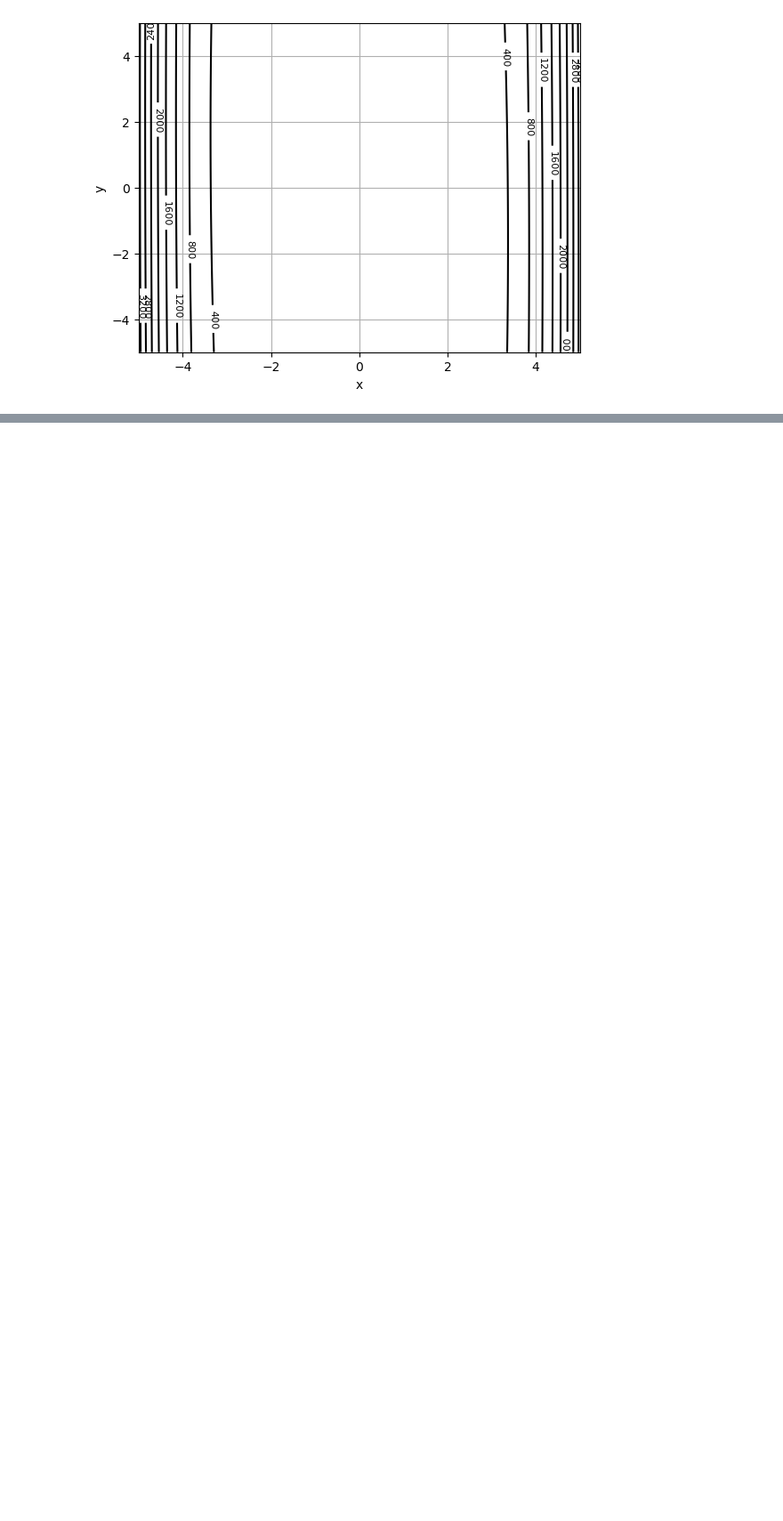
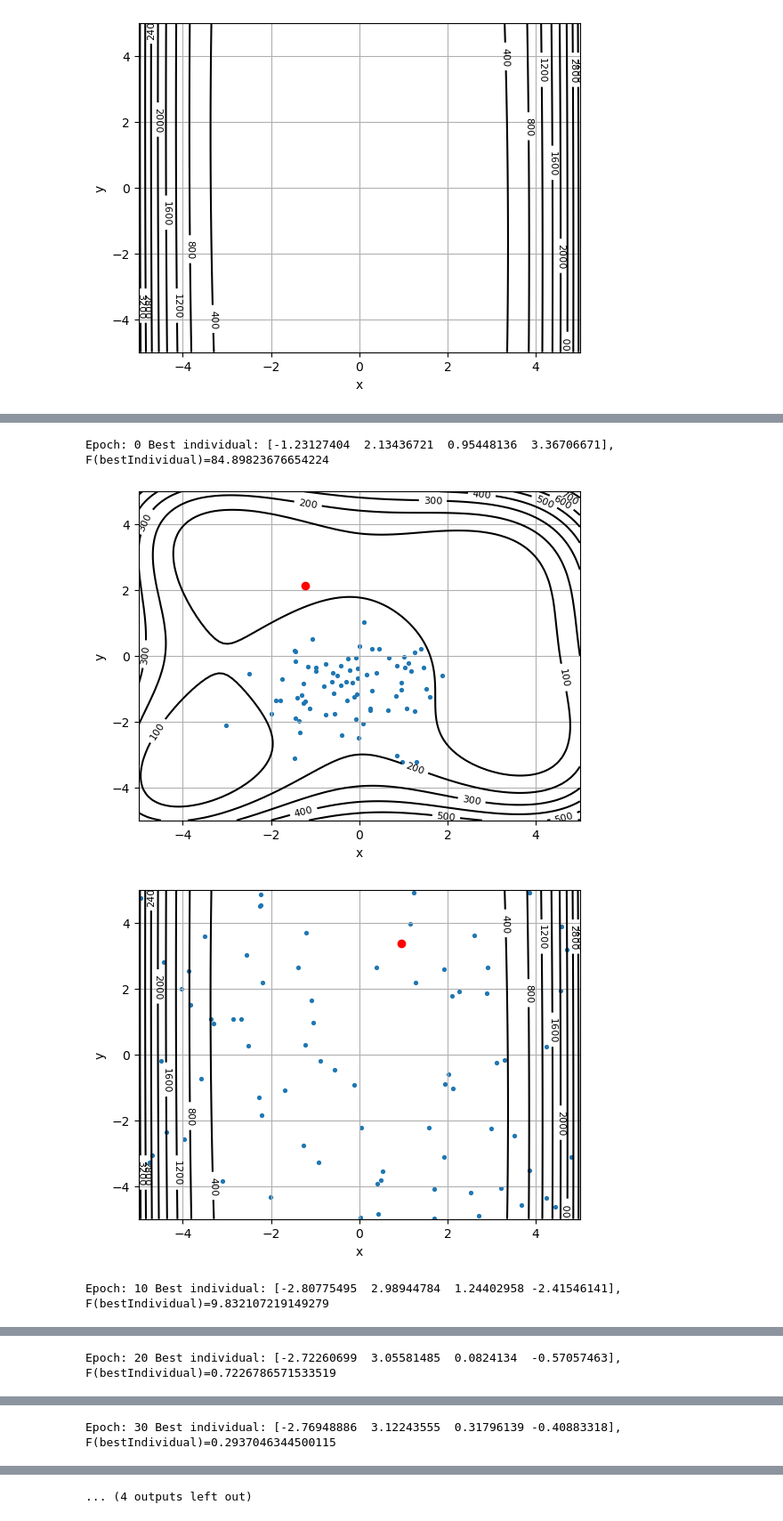
Before and after one commit to Wojtekpob/AI-algorithms, a Jupyter notebook: lab2_algorytmy_ewolucyjne/zad2.ipynb, the cells around one changed output, grey strips where cells are left out. Shown at 89% size. Cells and saved outputs as stored; diff of their text form; code cells hidden in the pictures; blank space fills up the shorter version.

```diff
--- a/lab2_algorytmy_ewolucyjne/zad2.ipynb
+++ b/lab2_algorytmy_ewolucyjne/zad2.ipynb
@@ -237,0 +225,14 @@ plt.show()
+# %%
+D=[-5,5]
+size=80
+step=5
+crossingProbability=0.95
+sigma=0.1
+numberOfGenerations=30
+startingPopulation = generateSpecificF1Population(size, [-0.3,-0.9], 1, D)
+printPlots(numberOfGenerations,D,size,step,crossingProbability,sigma,sumF1F2,startingPopulation)
+# %% [output]
+Epoch: 0 Best individual: [-1.23127404  2.13436721  0.95448136  3.36706671], F(bestIndividual)=84.89823676654224
+[figure, added]
+[figure, added]
+Epoch: 10 Best individual: [-2.80775495  2.98944784  1.24402958 -2.41546141], F(bestIndividual)=9.832107219149279
@@ -237,0 +241 @@ plt.show()
+Epoch: 20 Best individual: [-2.72260699  3.05581485  0.0824134  -0.57057463], F(bestIndividual)=0.7226786571533519
@@ -237,0 +244 @@ plt.show()
+Epoch: 30 Best individual: [-2.76948886  3.12243555  0.31796139 -0.40883318], F(bestIndividual)=0.2937046344500115
@@ -237,0 +247 @@ plt.show()
+... (4 outputs left out)
```
Also changed, not shown: parts of 15 cells of this notebook.
